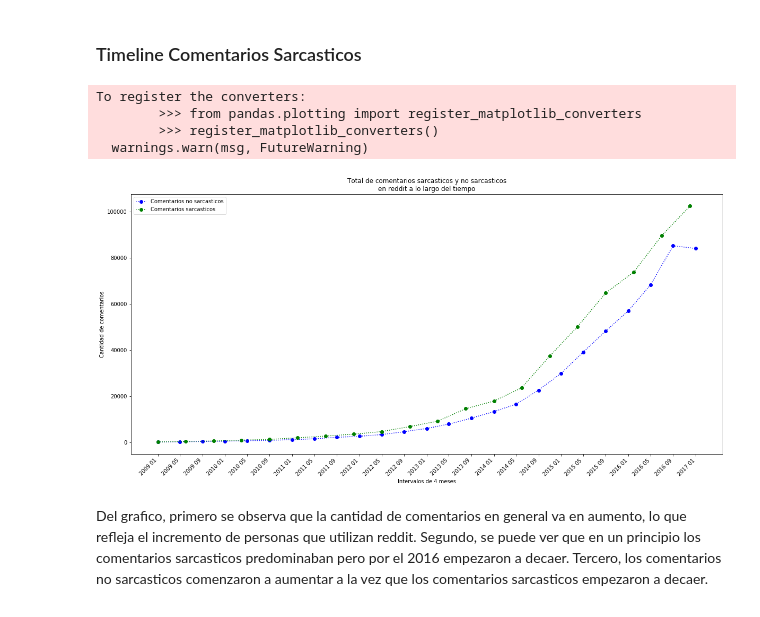
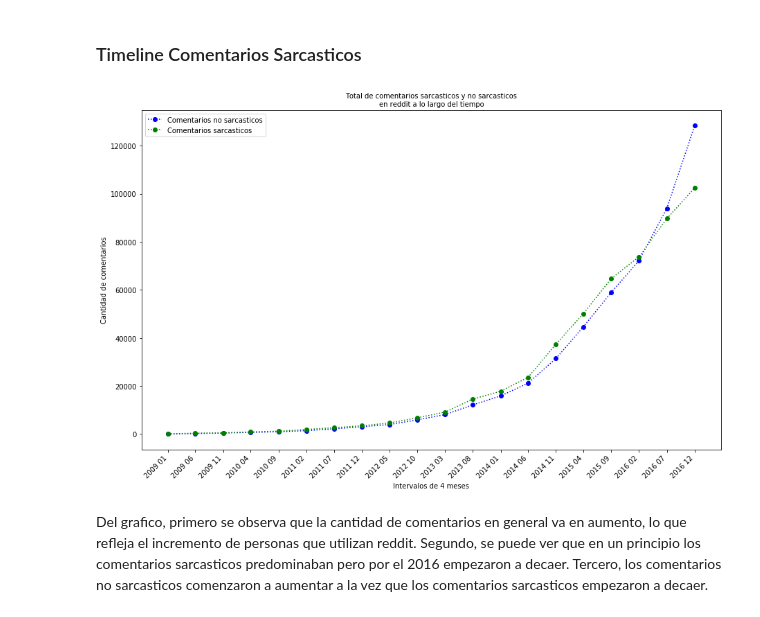
Before and after one commit to DankerMarthox/ESTACA, a Jupyter notebook: Laboratorio1/Laboratorio 1.ipynb, the cells around one changed output. Saved outputs shown, nothing was run; the diff lists cells and outputs as text; code cells hidden in the pictures.

```diff
--- a/Laboratorio1/Laboratorio 1.ipynb
+++ b/Laboratorio1/Laboratorio 1.ipynb
@@ -114,4 +124,20 @@ newNoS.index = newNoS.date
 
 newNoS.insert(1, "count", 1)
 
-newNoS = newNoS.groupby(pd.Grouper(freq='4m')).sum().reset_index()
+newNoS = newNoS.groupby(pd.Grouper(freq='5m')).sum().reset_index()
+
+##Comentarios sarcasticos
+
+newS = pd.DataFrame(dt.loc[
+        dt["label"] == 1]).drop(["label","comment",
+                                 "author","subreddit","subreddit",
+                                 "score", "ups","downs",
+                                 "parent_comment","created_utc"],
+                                 axis=1)
+
+newS['date'] = pd.to_datetime(dt.date, format = '%Y.%m')
+newS.index = newS.date
+
+newS.insert(1, "count", 1)
+
+newS = newS.groupby(pd.Grouper(freq='5m')).sum().reset_index()
@@ -138,41 +169,38 @@ import matplotlib.dates as mdates
 # %%
+import matplotlib.dates as mdates
 #se grafican los datos en una linea temporal por cantidad segun fecha y etiqueta label con
 #los nuevos dataframes
 
 #plot
 
 #tamaño
-plt.figure(figsize=(20,10))
+plt.figure(figsize=(15,10))
 
 #           X               Y
 plt.plot(newNoS["date"],newNoS["count"],
          'go',
          label="Comentarios no sarcasticos",
          color="blue",linestyle=':')
 
 plt.plot(newS["date"],newS["count"],
          'go',
          label="Comentarios sarcasticos",linestyle=':')
 
 #setting de fechas
 ax = plt.gca()
 ax.xaxis.set_major_locator(mdates.MonthLocator())
 ax.xaxis.set_major_formatter(mdates.DateFormatter('%Y %m'))
 plt.gcf().autofmt_xdate() # Rotacion de las fechas
 
 
 plt.legend(loc='best')
 plt.xticks(newNoS["date"], rotation='45')
-plt.xlabel("Intervalos de 4 meses")
-plt.ylabel("Cantidad de comentarios")
-plt.title("Total de comentarios sarcasticos y no sarcasticos\nen reddit a lo largo del tiempo")
+plt.xlabel("Intervalos de 4 meses", fontsize=10)
+plt.ylabel("Cantidad de comentarios", fontsize=10)
+plt.title("Total de comentarios sarcasticos y no sarcasticos\nen reddit a lo largo del tiempo", fontsize=10)
 plt.show()
 # %% [output]
-To register the converters:
-        >>> from pandas.plotting import register_matplotlib_converters
-        >>> register_matplotlib_converters()
-  warnings.warn(msg, FutureWarning)
-[figure, old version]
+[figure, new version]
 # %% [markdown]
 Del grafico, primero se observa que la cantidad de comentarios en general va en aumento, lo que refleja
 el incremento de personas que utilizan reddit. Segundo, se puede ver que en un principio los comentarios
```
Also changed, not shown: parts of 36 cells of this notebook.
